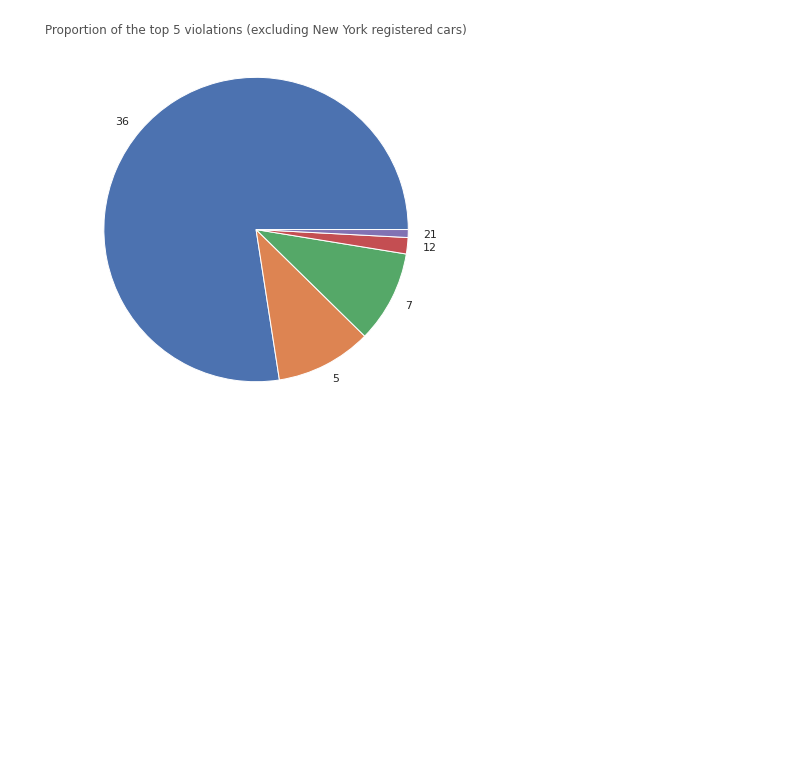
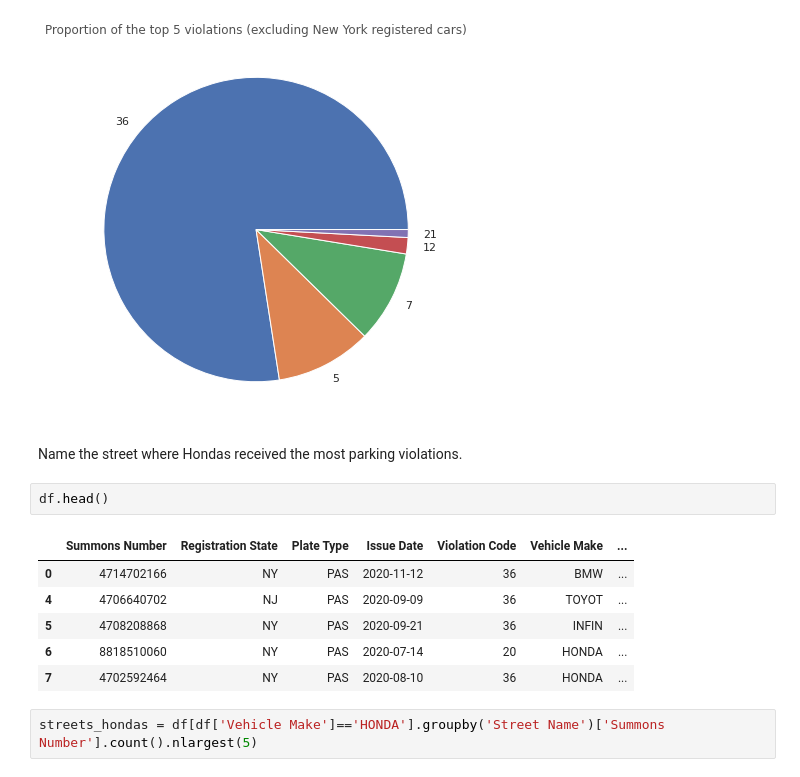
Before and after one commit to pedrohortencio/data-analysis-projects, a Jupyter notebook: NYC Parking Violations/NYC_Parking_Violations.ipynb, the cells around one changed output. Cells and saved outputs as stored; diff of their text form; blank space fills up the shorter version.

```diff
--- a/NYC Parking Violations/NYC_Parking_Violations.ipynb
+++ b/NYC Parking Violations/NYC_Parking_Violations.ipynb
@@ -322,3 +329,16 @@ plt.title('Proportion of the top 5 violations (excluding New York registered car
 plt.show();
 # %% [output]
 [figure]
+# %% [markdown]
+Name the street where Hondas received the most parking violations.
+# %%
+df.head()
+# %% [output]
+|  | Summons Number | Registration State | Plate Type | Issue Date | Violation Code | Vehicle Make | ... |
+| 0 | 4714702166 | NY | PAS | 2020-11-12 | 36 | BMW | ... |
+| 4 | 4706640702 | NJ | PAS | 2020-09-09 | 36 | TOYOT | ... |
+| 5 | 4708208868 | NY | PAS | 2020-09-21 | 36 | INFIN | ... |
+| 6 | 8818510060 | NY | PAS | 2020-07-14 | 20 | HONDA | ... |
+| 7 | 4702592464 | NY | PAS | 2020-08-10 | 36 | HONDA | ... |
+# %%
+streets_hondas = df[df['Vehicle Make']=='HONDA'].groupby('Street Name')['Summons Number'].count().nlargest(5)
```
Also changed, not shown: parts of 14 cells of this notebook.
